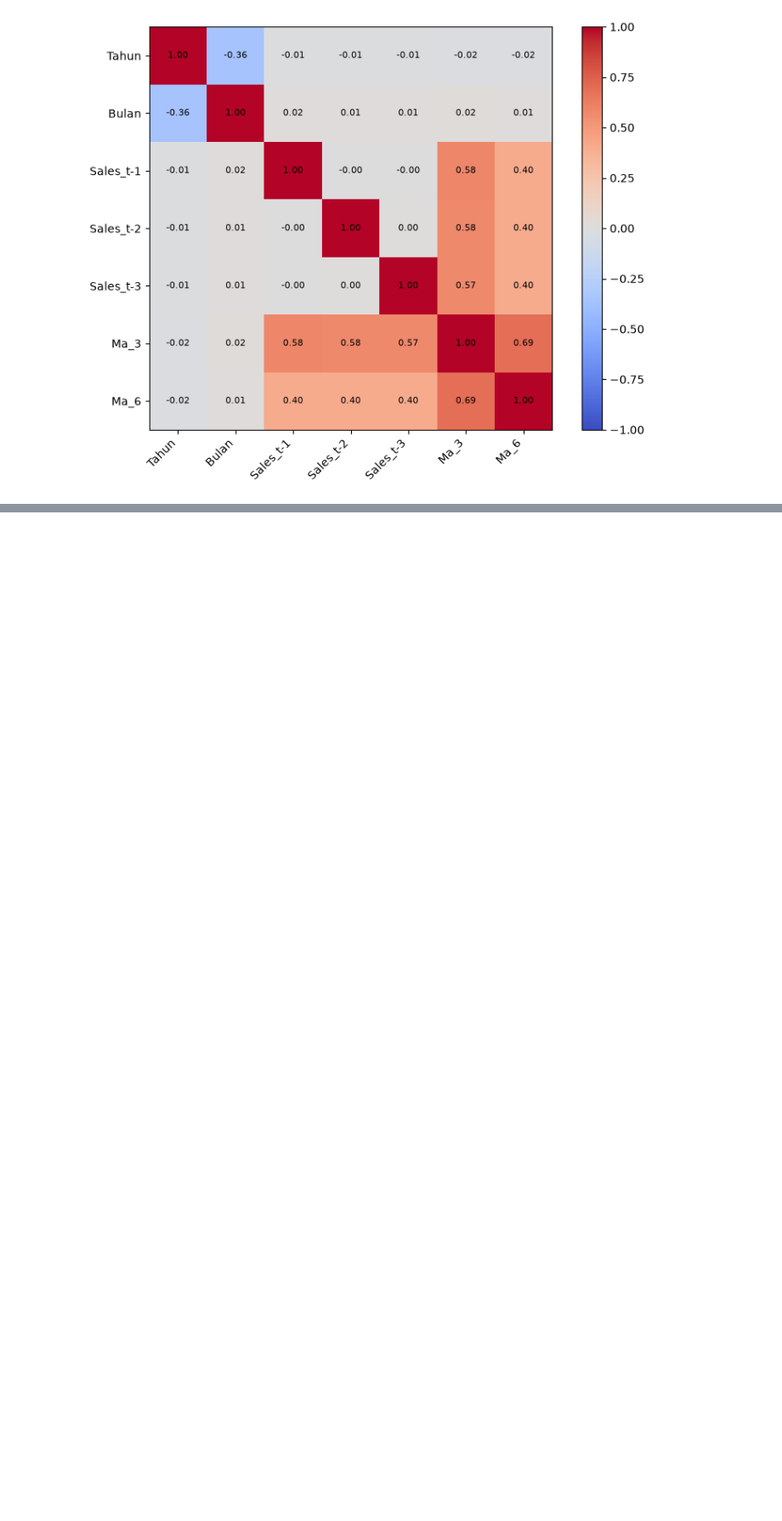
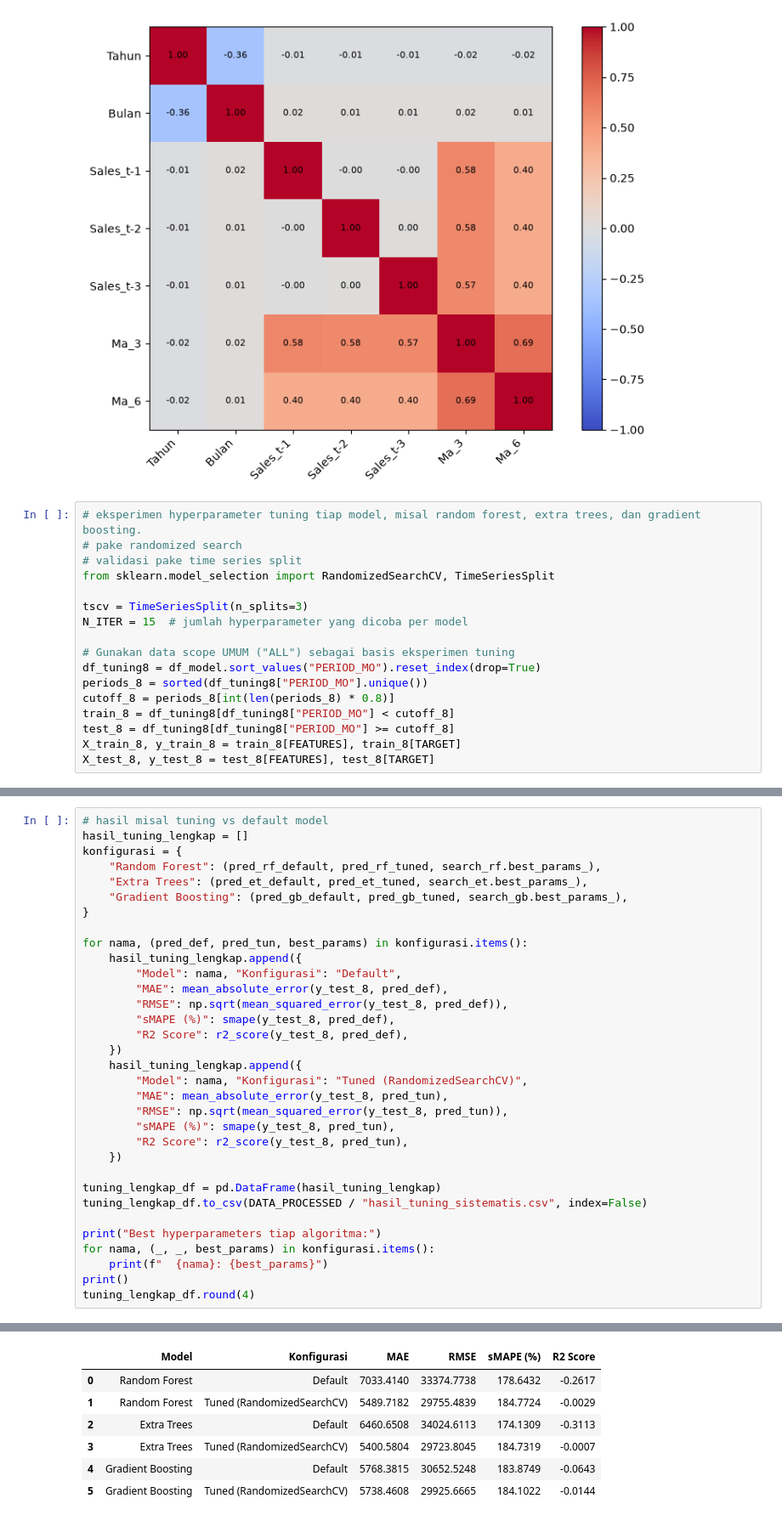
Before and after one commit to mwelmel/Forecast-App, a Jupyter notebook: backend/ml/notebooks/training.ipynb, the cells around one changed output, grey strips where cells are left out. Shown at 85% size. Saved outputs shown, nothing was run; the diff lists cells and outputs as text; blank space fills up the shorter version.

Commit message:
coba coba hyperparameter

```diff
--- a/backend/ml/notebooks/training.ipynb
+++ b/backend/ml/notebooks/training.ipynb
@@ -679,3 +679,20 @@ plt.savefig(DATA_PROCESSED / "heatmap_korelasi_fitur.png", dpi=150)
 plt.show()
 # %% [output]
 [figure]
+# %%
+# eksperimen hyperparameter tuning tiap model, misal random forest, extra trees, dan gradient boosting.
+# pake randomized search
+# validasi pake time series split
+from sklearn.model_selection import RandomizedSearchCV, TimeSeriesSplit
+
+tscv = TimeSeriesSplit(n_splits=3)
+N_ITER = 15  # jumlah hyperparameter yang dicoba per model
+
+# Gunakan data scope UMUM ("ALL") sebagai basis eksperimen tuning
+df_tuning8 = df_model.sort_values("PERIOD_MO").reset_index(drop=True)
+periods_8 = sorted(df_tuning8["PERIOD_MO"].unique())
+cutoff_8 = periods_8[int(len(periods_8) * 0.8)]
+train_8 = df_tuning8[df_tuning8["PERIOD_MO"] < cutoff_8]
+test_8 = df_tuning8[df_tuning8["PERIOD_MO"] >= cutoff_8]
+X_train_8, y_train_8 = train_8[FEATURES], train_8[TARGET]
+X_test_8, y_test_8 = test_8[FEATURES], test_8[TARGET]
@@ -681,0 +772,34 @@ plt.show()
+# %%
+# hasil misal tuning vs default model
+hasil_tuning_lengkap = []
+konfigurasi = {
+    "Random Forest": (pred_rf_default, pred_rf_tuned, search_rf.best_params_),
+    "Extra Trees": (pred_et_default, pred_et_tuned, search_et.best_params_),
+    "Gradient Boosting": (pred_gb_default, pred_gb_tuned, search_gb.best_params_),
+}
+
+for nama, (pred_def, pred_tun, best_params) in konfigurasi.items():
+    hasil_tuning_lengkap.append({
+        "Model": nama, "Konfigurasi": "Default",
+        "MAE": mean_absolute_error(y_test_8, pred_def),
+        "RMSE": np.sqrt(mean_squared_error(y_test_8, pred_def)),
+        "sMAPE (%)": smape(y_test_8, pred_def),
+        "R2 Score": r2_score(y_test_8, pred_def),
+    })
+    hasil_tuning_lengkap.append({
+        "Model": nama, "Konfigurasi": "Tuned (RandomizedSearchCV)",
+        "MAE": mean_absolute_error(y_test_8, pred_tun),
+        "RMSE": np.sqrt(mean_squared_error(y_test_8, pred_tun)),
+        "sMAPE (%)": smape(y_test_8, pred_tun),
+        "R2 Score": r2_score(y_test_8, pred_tun),
+    })
+
+tuning_lengkap_df = pd.DataFrame(hasil_tuning_lengkap)
+tuning_lengkap_df.to_csv(DATA_PROCESSED / "hasil_tuning_sistematis.csv", index=False)
+
+print("Best hyperparameters tiap algoritma:")
+for nama, (_, _, best_params) in konfigurasi.items():
+    print(f"  {nama}: {best_params}")
+print()
+tuning_lengkap_df.round(4)
+# %% [output]
@@ -681,0 +810,7 @@ plt.show()
+|  | Model | Konfigurasi | MAE | RMSE | sMAPE (%) | R2 Score |
+| 0 | Random Forest | Default | 7033.4140 | 33374.7738 | 178.6432 | -0.2617 |
+| 1 | Random Forest | Tuned (RandomizedSearchCV) | 5489.7182 | 29755.4839 | 184.7724 | -0.0029 |
+| 2 | Extra Trees | Default | 6460.6508 | 34024.6113 | 174.1309 | -0.3113 |
+| 3 | Extra Trees | Tuned (RandomizedSearchCV) | 5400.5804 | 29723.8045 | 184.7319 | -0.0007 |
+| 4 | Gradient Boosting | Default | 5768.3815 | 30652.5248 | 183.8749 | -0.0643 |
+| 5 | Gradient Boosting | Tuned (RandomizedSearchCV) | 5738.4608 | 29925.6665 | 184.1022 | -0.0144 |
```
Also changed, not shown: parts of 7 cells of this notebook, 3 other files.
